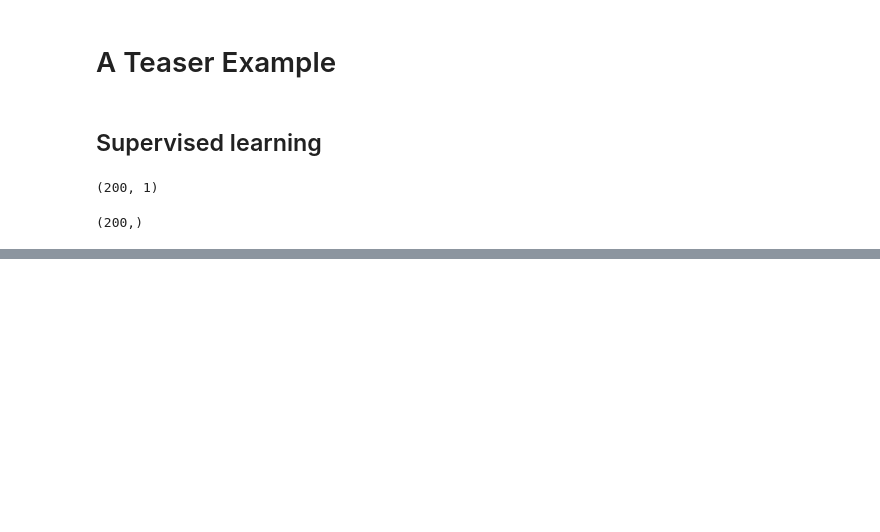
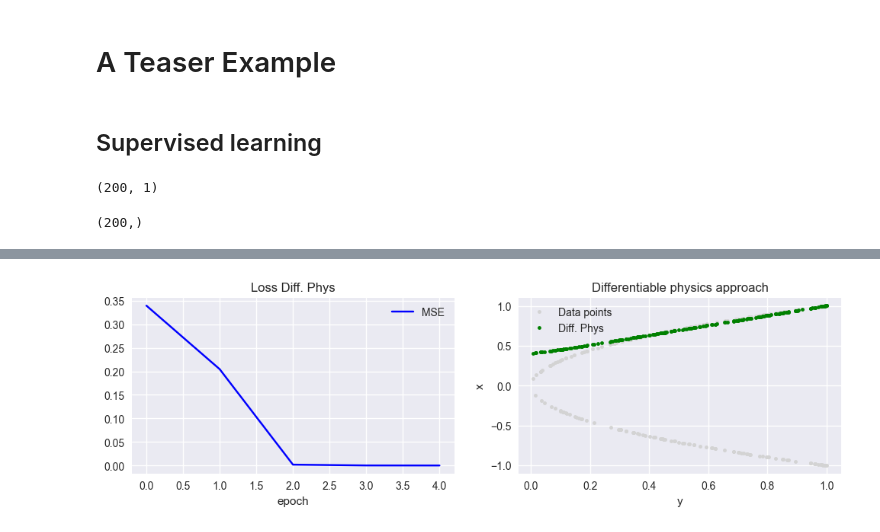
Before and after one commit to ddrous/visual-fluids, a Jupyter notebook: PhysicsBasedDL/ateaserexample.ipynb, the cells around one changed output, grey strips where cells are left out. Drawn from its saved outputs; the diff is of its cells as text; code cells hidden in the pictures; blank space fills up the shorter version.

```diff
--- a/PhysicsBasedDL/ateaserexample.ipynb
+++ b/PhysicsBasedDL/ateaserexample.ipynb
@@ -113,0 +127,5 @@ plt.show()
+# %%
+nn_dp = NN()
+key = jax.random.PRNGKey(0)
+params = nn_dp.init(key, init_data)
+print(nn_dp.tabulate(key, init_data))
@@ -113,0 +150,35 @@ plt.show()
+# %%
+
+## Optimizer
+optimizer_dp = optax.adam(learning_rate=1e-3)
+opt_state = optimizer_dp.init(params=params)
+
+## Loss function
+@jax.jit
+def loss_dp(params, x, y):
+    ypred = nn_sv.apply(params, x)
+    loss = (ypred**2 - y)**2
+    # loss = optax.l2_loss(ypred**2, y)
+    return jnp.mean(loss)
+
+## Parameter update step. Maximum jittable block
+@jax.jit
+def update_params(opt_state, params, x, y):
+    grads = jax.grad(loss_dp)(params, x, y)
+    updates, opt_state = optimizer_dp.update(grads, opt_state)
+    params = optax.apply_updates(params, updates)
+    return opt_state, params
+
+## Training loop
+loss_data_dp = []
+for epoch in range(5):
+    for x, y in get_batch_data(X, Y, batch_size=5):
+        opt_state, params = update_params(opt_state, params, x, x)
+    loss_data_dp.append(loss_dp(params, x, x))
+# %%
+fig, (ax1, ax2) = plt.subplots(1, 2, figsize=(6*2, 3))
+ax1 = plot(loss_data_dp, '-', color="blue", x_label="epoch", label="MSE", title="Loss Diff. Phys", axis=ax1)
+ax2 = plot(X, Y, '.', label='Data points', color="lightgray", x_label="y", y_label="x", title="Differentiable physics approach", axis=ax2)
+ax2 = plot(X, nn_dp.apply(params, X), '.', label='Diff. Phys', color="green", axis=ax2)
+# %% [output]
+[figure, added]
```
Also changed, not shown: parts of 7 cells of this notebook, 1 other file.
